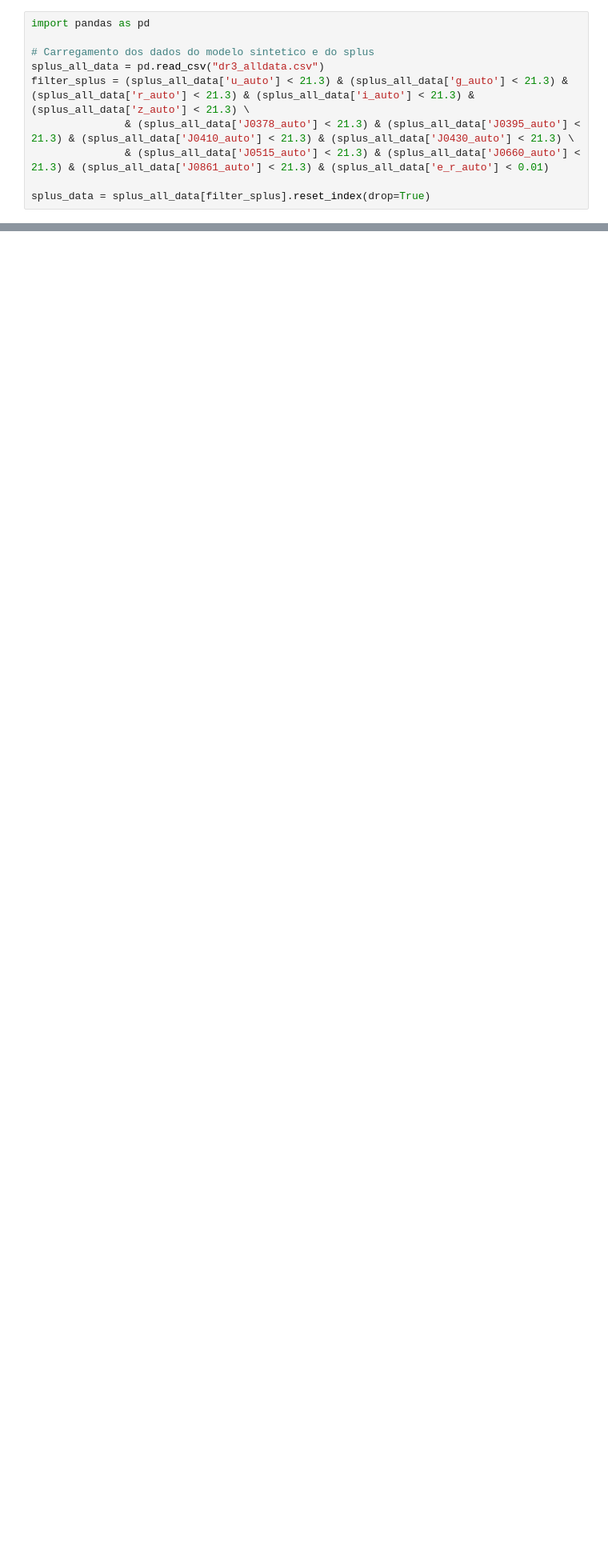
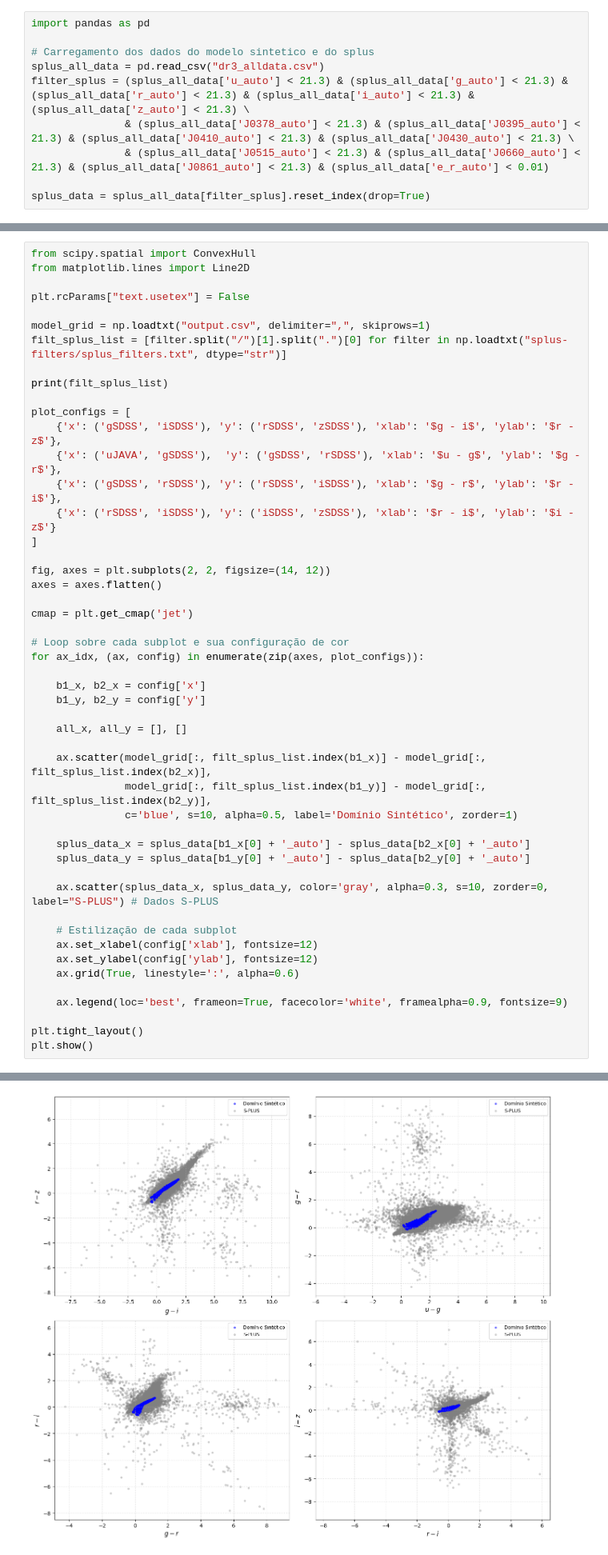
Before and after one commit to pedroand6/Inference4ETGs, a Jupyter notebook: Synthetic_domain/grid.ipynb, the cells around one changed output, grey strips where cells are left out. Shown at 80% size. Saved outputs shown, nothing was run; the diff lists cells and outputs as text; blank space fills up the shorter version.

```diff
--- a/Synthetic_domain/grid.ipynb
+++ b/Synthetic_domain/grid.ipynb
@@ -241,0 +146,50 @@ plt.show()
+# %%
+from scipy.spatial import ConvexHull
+from matplotlib.lines import Line2D
+
+plt.rcParams["text.usetex"] = False
+
+model_grid = np.loadtxt("output.csv", delimiter=",", skiprows=1)
+filt_splus_list = [filter.split("/")[1].split(".")[0] for filter in np.loadtxt("splus-filters/splus_filters.txt", dtype="str")]
+
+print(filt_splus_list)
+
+plot_configs = [
+    {'x': ('gSDSS', 'iSDSS'), 'y': ('rSDSS', 'zSDSS'), 'xlab': '$g - i$', 'ylab': '$r - z$'},
+    {'x': ('uJAVA', 'gSDSS'),  'y': ('gSDSS', 'rSDSS'), 'xlab': '$u - g$', 'ylab': '$g - r$'},
+    {'x': ('gSDSS', 'rSDSS'), 'y': ('rSDSS', 'iSDSS'), 'xlab': '$g - r$', 'ylab': '$r - i$'},
+    {'x': ('rSDSS', 'iSDSS'), 'y': ('iSDSS', 'zSDSS'), 'xlab': '$r - i$', 'ylab': '$i - z$'}
+]
+
+fig, axes = plt.subplots(2, 2, figsize=(14, 12))
+axes = axes.flatten()
+
+cmap = plt.get_cmap('jet')
+
+# Loop sobre cada subplot e sua configuração de cor
+for ax_idx, (ax, config) in enumerate(zip(axes, plot_configs)):
+
+    b1_x, b2_x = config['x']
+    b1_y, b2_y = config['y']
+
+    all_x, all_y = [], []
+
+    ax.scatter(model_grid[:, filt_splus_list.index(b1_x)] - model_grid[:, filt_splus_list.index(b2_x)],
+               model_grid[:, filt_splus_list.index(b1_y)] - model_grid[:, filt_splus_list.index(b2_y)],
+               c='blue', s=10, alpha=0.5, label='Domínio Sintético', zorder=1)
+
+    splus_data_x = splus_data[b1_x[0] + '_auto'] - splus_data[b2_x[0] + '_auto']
+    splus_data_y = splus_data[b1_y[0] + '_auto'] - splus_data[b2_y[0] + '_auto']
+
+    ax.scatter(splus_data_x, splus_data_y, color='gray', alpha=0.3, s=10, zorder=0, label="S-PLUS") # Dados S-PLUS
+
+    # Estilização de cada subplot
+    ax.set_xlabel(config['xlab'], fontsize=12)
+    ax.set_ylabel(config['ylab'], fontsize=12)
+    ax.grid(True, linestyle=':', alpha=0.6)
+
+    ax.legend(loc='best', frameon=True, facecolor='white', framealpha=0.9, fontsize=9)
+
+plt.tight_layout()
+plt.show()
+# %% [output]
@@ -241,0 +197 @@ plt.show()
+[figure, added]
```
Also changed, not shown: parts of 5 cells of this notebook, 2 other files.
